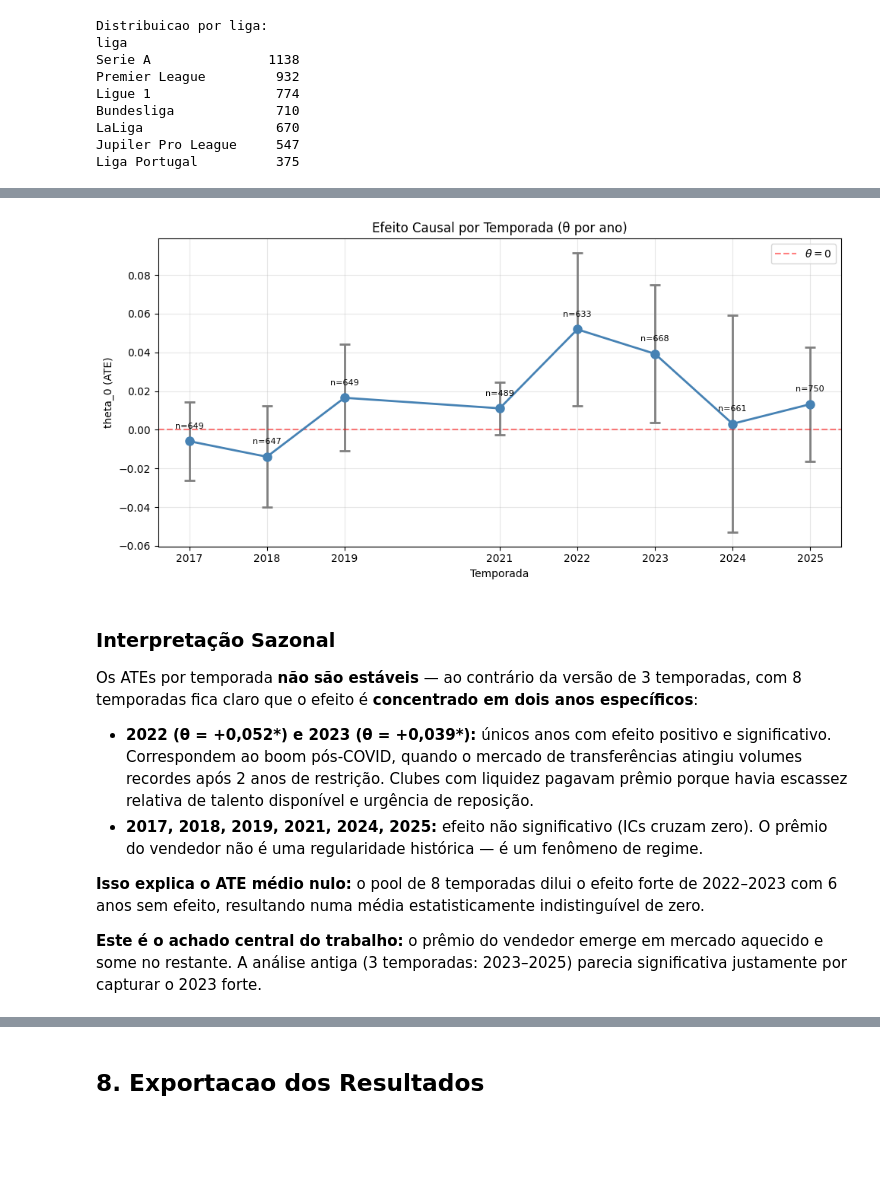
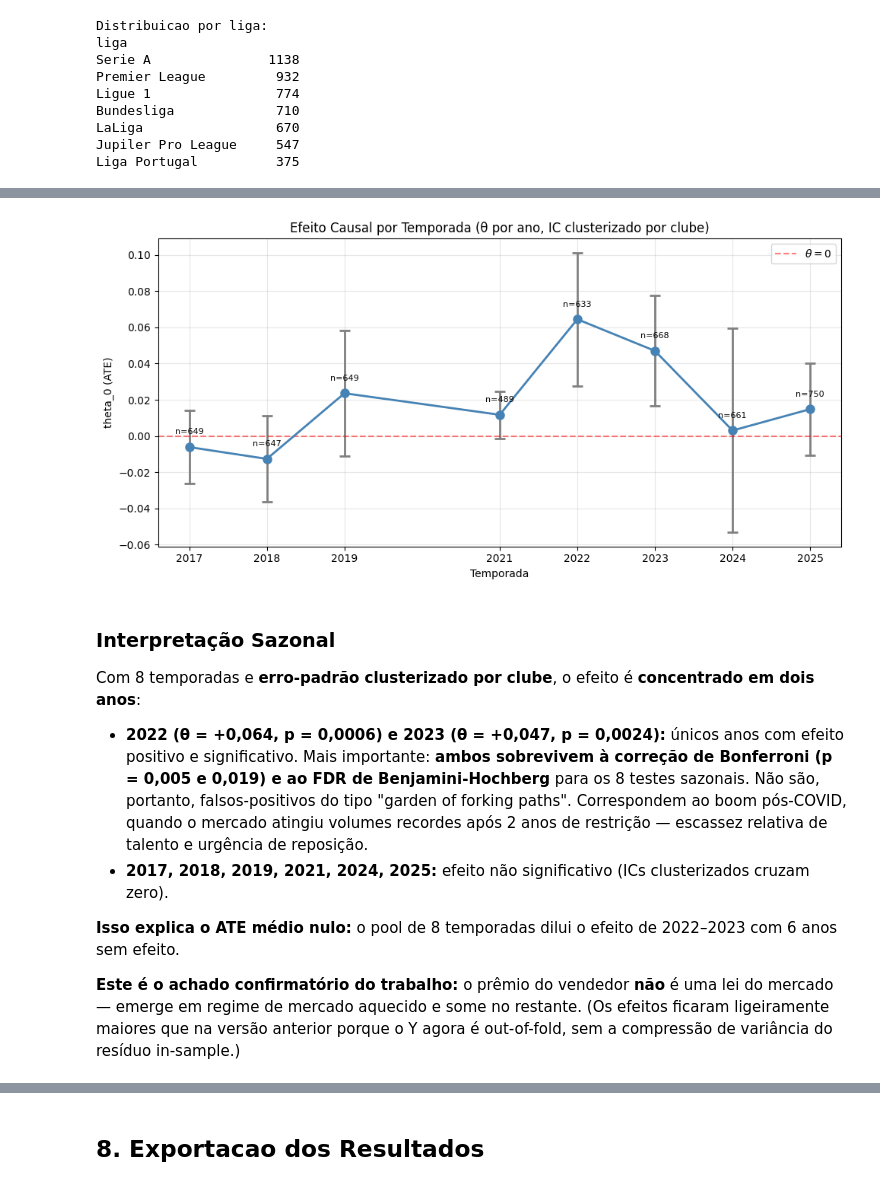
Before and after one commit to leticia-ribeirom/TP-CDAF, a Jupyter notebook: notebooks/etapa2_double_ml.ipynb, the cells around one changed output, grey strips where cells are left out. Saved outputs shown, nothing was run; the diff lists cells and outputs as text; code cells hidden in the pictures; blank space fills up the shorter version.

```diff
--- a/notebooks/etapa2_double_ml.ipynb
+++ b/notebooks/etapa2_double_ml.ipynb
@@ -229,6 +258,10 @@ Como Y e D estao em log-scale, theta_0 e **elasticidade**: variacao % em Y para
 Y = df['Y'].values
 D = df['D'].values
 W = df[CONFOUNDERS].values
+
+# Cluster = clube x temporada: D e W sao constantes dentro desse grupo.
+cluster_ids = (df['buyer'].astype(str) + '_' + df['season_id'].astype(str)).values
 print(f'Y: {Y.shape}, D: {D.shape}, W: {W.shape}')
+print(f'Clusters clube x temporada: {len(np.unique(cluster_ids))} (vs {len(Y)} obs)')
 # %% [output]
 Y: (5146,), D: (5146,), W: (5146, 19)
@@ -553,11 +590,18 @@ for season in sorted(df['season_id'].unique()):
     n = int(mask.sum())
     if n < 60:
         print(f'{season}: n={n} (pulado, amostra pequena)'); continue
-    fit_s = dml_partial_linear(df.loc[mask,'Y'].values, df.loc[mask,'D'].values,
-                               df.loc[mask, CONFOUNDERS].values)
-    t_s = fit_s['theta']; ci_s = fit_s['ci']
-    resultados_sazonal.append({'season':int(season),'theta':t_s,'ci_low':ci_s[0],'ci_high':ci_s[1],'n':n})
-    print(f'{season}: theta_0={t_s:.6f}  IC: [{ci_s[0]:.6f}, {ci_s[1]:.6f}]  (n={n})')
+    # Dentro de uma temporada, o cluster e o proprio clube comprador.
+    cl_s = df.loc[mask, 'buyer'].astype(str).values
+    fit_s = dml_partial_linear(df.loc[mask, 'Y'].values, df.loc[mask, 'D'].values,
+                               df.loc[mask, CONFOUNDERS].values, cluster_ids=cl_s)
+    t_s = fit_s['theta']; ci_s = fit_s['ci']; ci_cl_s = fit_s['ci_cluster']
+    resultados_sazonal.append({'season': int(season), 'theta': t_s,
+                               'ci_low': ci_s[0], 'ci_high': ci_s[1],
+                               'ci_low_cl': ci_cl_s[0], 'ci_high_cl': ci_cl_s[1],
+                               'pval_cl': fit_s['pval_cluster'], 'n': n})
+    sig = '*' if (ci_cl_s[0] > 0 or ci_cl_s[1] < 0) else ' '
+    print(f'{season}: theta_0={t_s:.6f}  IC cluster: [{ci_cl_s[0]:.6f}, {ci_cl_s[1]:.6f}]{sig}  '
+          f'p={fit_s["pval_cluster"]:.4f}  (n={n})')
 
 df_sazonal = pd.DataFrame(resultados_sazonal)
 # %% [output]
@@ -571,0 +616,17 @@ df_sazonal = pd.DataFrame(resultados_sazonal)
+# %%
+# Correcao para multiplas comparacoes: sao 8 testes sazonais. Sem ajuste, ao nivel de 5%
+# espera-se ~0,4 falso-positivo. Aplicamos Bonferroni (conservador) e FDR Benjamini-Hochberg
+# sobre os p-valores CLUSTERIZADOS.
+from statsmodels.stats.multitest import multipletests
+
+pvals = df_sazonal['pval_cl'].values
+df_sazonal['p_bonferroni'] = multipletests(pvals, alpha=0.05, method='bonferroni')[1]
+df_sazonal['p_fdr_bh'] = multipletests(pvals, alpha=0.05, method='fdr_bh')[1]
+df_sazonal['sig_bonf'] = df_sazonal['p_bonferroni'] < 0.05
+df_sazonal['sig_fdr'] = df_sazonal['p_fdr_bh'] < 0.05
+
+print('Correcao para multiplas comparacoes (8 testes sazonais, SE clusterizado por clube):')
+print(df_sazonal[['season', 'theta', 'pval_cl', 'p_bonferroni', 'p_fdr_bh',
+                  'sig_bonf', 'sig_fdr']].round(4).to_string(index=False))
+print(f'\nSignificativos a 5% apos Bonferroni: {df_sazonal.loc[df_sazonal["sig_bonf"], "season"].tolist()}')
+print(f'Significativos a 5% apos FDR (BH):   {df_sazonal.loc[df_sazonal["sig_fdr"], "season"].tolist()}')
@@ -572,30 +647,30 @@ df_sazonal = pd.DataFrame(resultados_sazonal)
 # %%
 fig, ax = plt.subplots(figsize=(10, 5))
 ax.errorbar(df_sazonal['season'], df_sazonal['theta'],
-            yerr=[df_sazonal['theta']-df_sazonal['ci_low'],
-                  df_sazonal['ci_high']-df_sazonal['theta']],
+            yerr=[df_sazonal['theta']-df_sazonal['ci_low_cl'],
+                  df_sazonal['ci_high_cl']-df_sazonal['theta']],
             fmt='o-', capsize=5, capthick=2, lw=2, ms=8, color='steelblue', ecolor='gray')
 ax.axhline(0, color='red', ls='--', alpha=0.5, label=r'$\theta = 0$')
 ax.set_xlabel('Temporada'); ax.set_ylabel('theta_0 (ATE)')
-ax.set_title('Efeito Causal por Temporada (θ por ano)')
+ax.set_title('Efeito Causal por Temporada (θ por ano, IC clusterizado por clube)')
 ax.set_xticks(sorted(df_sazonal['season'].unique()))
 ax.grid(alpha=0.3); ax.legend()
 for _, r in df_sazonal.iterrows():
     ax.annotate(f'n={int(r["n"])}', (r['season'], r['theta']), xytext=(0,12), textcoords='offset points', ha='center', fontsize=8)
 plt.tight_layout(); plt.show()
 # %% [output]
-[figure, old version]
+[figure, new version]
 # %% [markdown]
 ### Interpretação Sazonal
 
-Os ATEs por temporada **não são estáveis** — ao contrário da versão de 3 temporadas, com 8 temporadas fica claro que o efeito é **concentrado em dois anos específicos**:
+Com 8 temporadas e **erro-padrão clusterizado por clube**, o efeito é **concentrado em dois anos**:
 
-- **2022 (θ = +0,052\*) e 2023 (θ = +0,039\*):** únicos anos com efeito positivo e significativo. Correspondem ao boom pós-COVID, quando o mercado de transferências atingiu volumes recordes após 2 anos de restrição. Clubes com liquidez pagavam prêmio porque havia escassez relativa de talento disponível e urgência de reposição.
-- **2017, 2018, 2019, 2021, 2024, 2025:** efeito não significativo (ICs cruzam zero). O prêmio do vendedor não é uma regularidade histórica — é um fenômeno de regime.
+- **2022 (θ = +0,064, p = 0,0006) e 2023 (θ = +0,047, p = 0,0024):** únicos anos com efeito positivo e significativo. Mais importante: **ambos sobrevivem à correção de Bonferroni (p = 0,005 e 0,019) e ao FDR de Benjamini-Hochberg** para os 8 testes sazonais. Não são, portanto, falsos-positivos do tipo "garden of forking paths". Correspondem ao boom pós-COVID, quando o mercado atingiu volumes recordes após 2 anos de restrição — escassez relativa de talento e urgência de reposição.
+- **2017, 2018, 2019, 2021, 2024, 2025:** efeito não significativo (ICs clusterizados cruzam zero).
 
-**Isso explica o ATE médio nulo:** o pool de 8 temporadas dilui o efeito forte de 2022–2023 com 6 anos sem efeito, resultando numa média estatisticamente indistinguível de zero.
+**Isso explica o ATE médio nulo:** o pool de 8 temporadas dilui o efeito de 2022–2023 com 6 anos sem efeito.
 
-**Este é o achado central do trabalho:** o prêmio do vendedor emerge em mercado aquecido e some no restante. A análise antiga (3 temporadas: 2023–2025) parecia significativa justamente por capturar o 2023 forte.
+**Este é o achado confirmatório do trabalho:** o prêmio do vendedor **não** é uma lei do mercado — emerge em regime de mercado aquecido e some no restante. (Os efeitos ficaram ligeiramente maiores que na versão anterior porque o Y agora é out-of-fold, sem a compressão de variância do resíduo in-sample.)
 # %% [markdown]
 ## 7. Limitações
 
```
Also changed, not shown: parts of 30 cells of this notebook, 23 other files.
